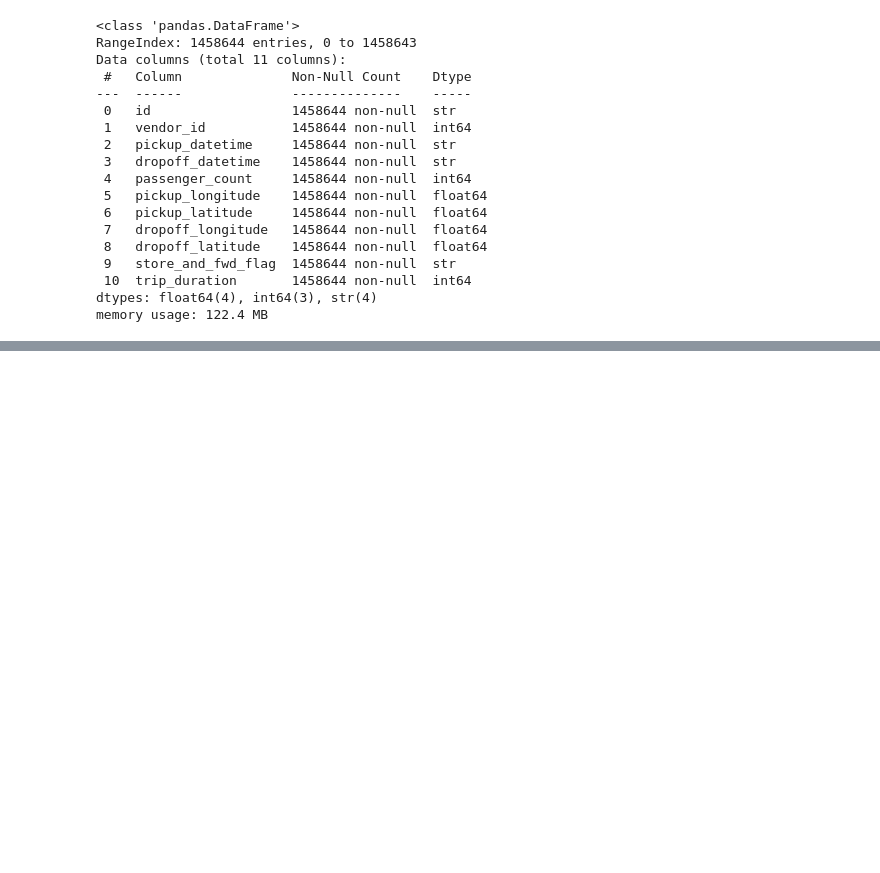
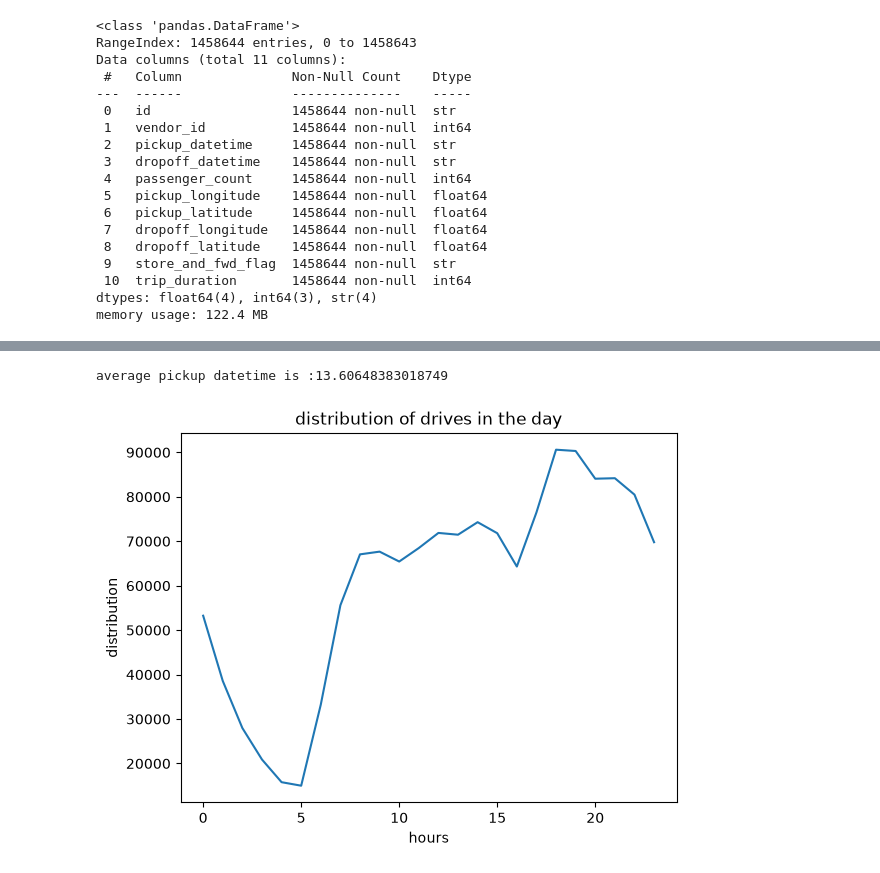
Before and after one commit to faresBenhammadi/data_analysis_taxi, a Jupyter notebook: taxi.ipynb, the cells around one changed output, grey strips where cells are left out. Saved outputs shown, nothing was run; the diff lists cells and outputs as text; code cells hidden in the pictures; blank space fills up the shorter version.

```diff
--- a/taxi.ipynb
+++ b/taxi.ipynb
@@ -38,0 +71,3 @@ memory usage: 122.4 MB
+# %%
+df["pickup_datetime"] = pd.to_datetime(df["pickup_datetime"])
+df["pickup_datetime"].info()
@@ -38,0 +83,3 @@ memory usage: 122.4 MB
+# %%
+df["dropoff_datetime"] = pd.to_datetime(df["dropoff_datetime"])
+df["dropoff_datetime"].info()
@@ -38,0 +142,12 @@ memory usage: 122.4 MB
+# %%
+print(f"average pickup datetime is :{df["pickup_datetime"].dt.hour.mean()}")
+hours = df["pickup_datetime"].dt.hour.value_counts().sort_index()
+plt.figure()
+plt.title("distribution of drives in the day")
+plt.xlabel("hours")
+plt.ylabel("distribution")
+plt.plot(hours.index,hours.values)
+plt.show()
+# %% [output]
+average pickup datetime is :13.60648383018749
+[figure, added]
```
Also changed, not shown: parts of 17 cells of this notebook.
